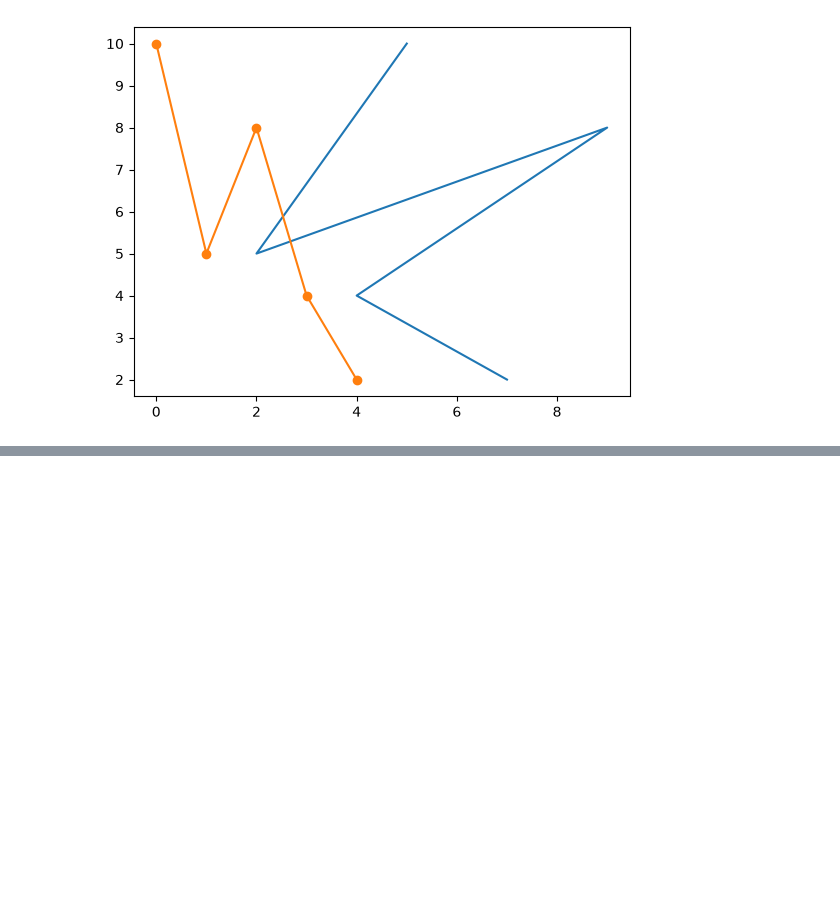
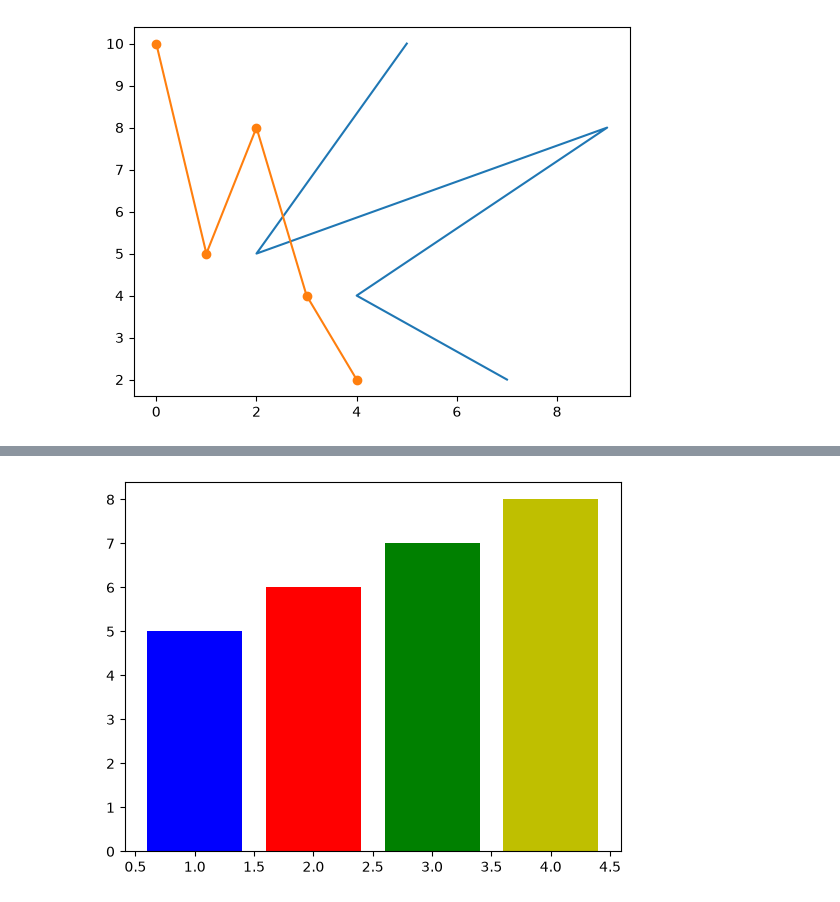
Before and after one commit to ays19/AI-with-Python, a Jupyter notebook: Matplotlib.ipynb, the cells around one changed output, grey strips where cells are left out. Saved outputs shown, nothing was run; the diff lists cells and outputs as text; code cells hidden in the pictures; blank space fills up the shorter version.

```diff
--- a/Matplotlib.ipynb
+++ b/Matplotlib.ipynb
@@ -40,0 +51,9 @@ plt.show()
+# %%
+x = [1,2,3,4]
+y = [5,6,7,8]
+c = ['b', 'r', 'g', 'y']
+
+plt.bar(x,y, color = c)
+plt.show()
+# %% [output]
+[figure, added]
```
Also changed, not shown: parts of 2 cells of this notebook.
